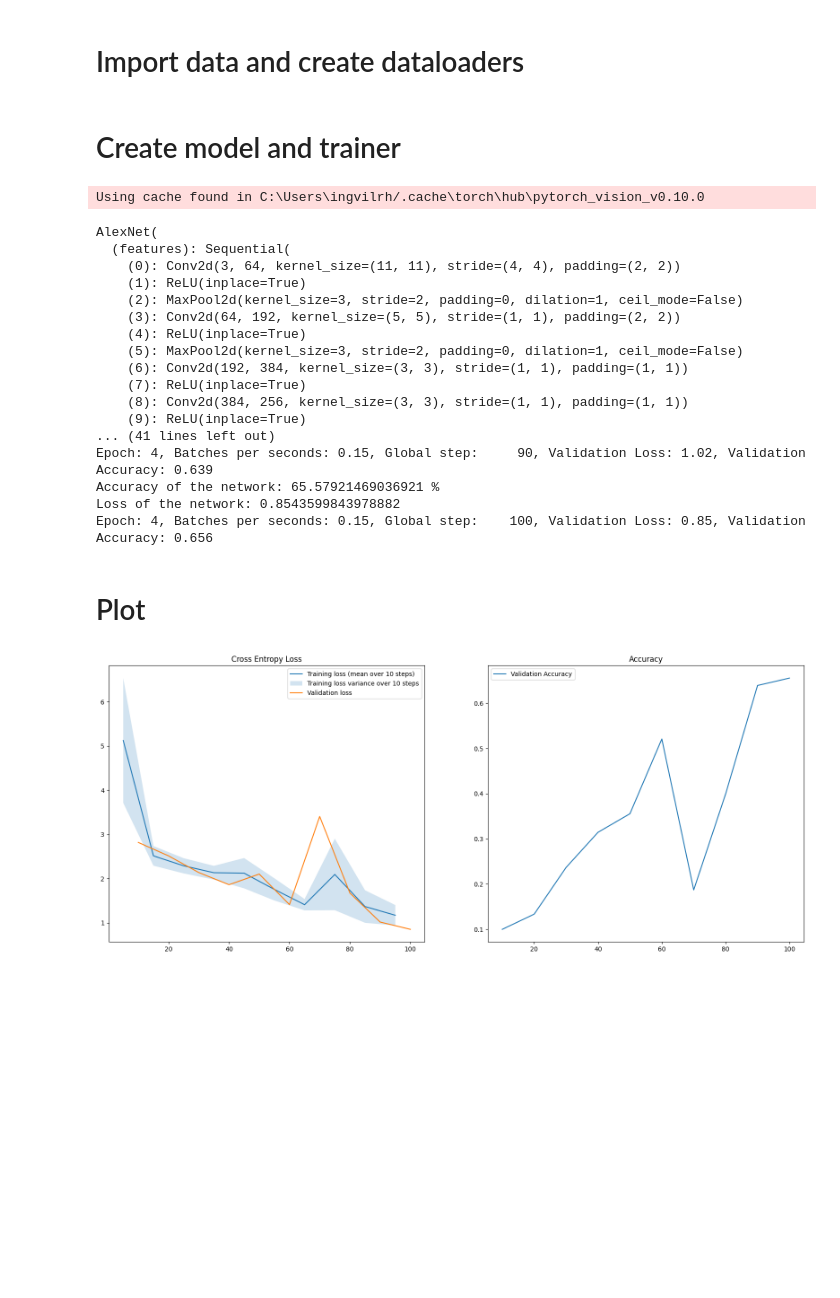
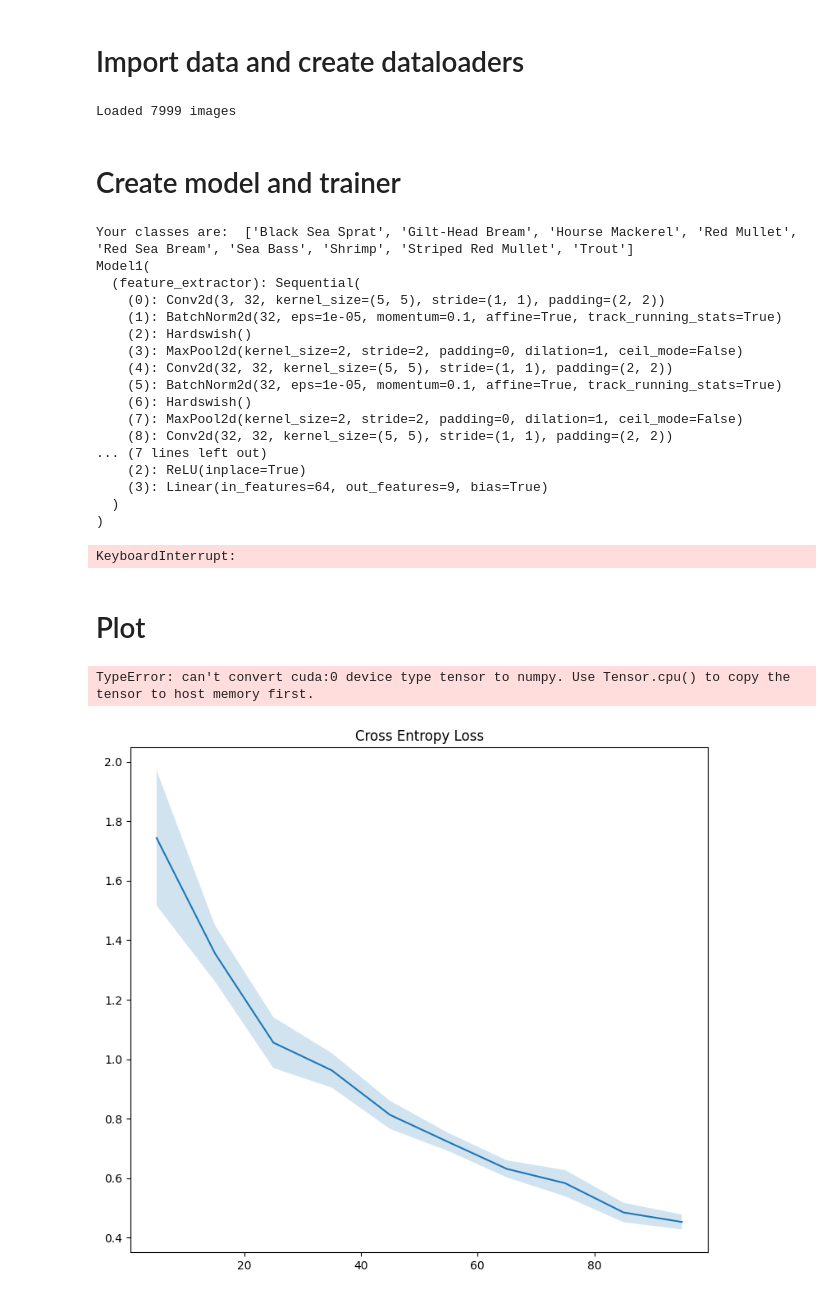
Before and after one commit to ingvildrh/builtOnA3, a Jupyter notebook: main_fish_classifier.ipynb, the cells around one changed output. Cells and saved outputs as stored; diff of their text form; code cells hidden in the pictures; blank space fills up the shorter version.

```diff
--- a/main_fish_classifier.ipynb
+++ b/main_fish_classifier.ipynb
@@ -16,11 +59,15 @@ early_stop_count = 4
 # %% [markdown]
 # Import data and create dataloaders
 # %%
+data = get_data(1, transform)
 dataloaders = create_dataloaders(data, batch_size)
+# %% [output]
+Loaded 7999 images
 # %% [markdown]
 # Create model and trainer
 # %%
-model = torch.hub.load('pytorch/vision:v0.10.0', 'alexnet', pretrained=True)
+num_classes = count_classes(data)
+model = Model1(3, 9) #torch.hub.load('pytorch/vision:v0.10.0', 'alexnet', pretrained=True)
 trainer = Trainer(
     batch_size,
     learning_rate,
@@ -31,23 +78,23 @@ trainer = Trainer(
 )
 trainer.train()
 # %% [output]
-Using cache found in C:\Users\ingvilrh/.cache\torch\hub\pytorch_vision_v0.10.0
+Your classes are:  ['Black Sea Sprat', 'Gilt-Head Bream', 'Hourse Mackerel', 'Red Mullet', 'Red Sea Bream', 'Sea Bass', 'Shrimp', 'Striped Red Mullet', 'Trout']
+Model1(
+  (feature_extractor): Sequential(
+    (0): Conv2d(3, 32, kernel_size=(5, 5), stride=(1, 1), padding=(2, 2))
+    (1): BatchNorm2d(32, eps=1e-05, momentum=0.1, affine=True, track_running_stats=True)
+    (2): Hardswish()
+    (3): MaxPool2d(kernel_size=2, stride=2, padding=0, dilation=1, ceil_mode=False)
+    (4): Conv2d(32, 32, kernel_size=(5, 5), stride=(1, 1), padding=(2, 2))
+    (5): BatchNorm2d(32, eps=1e-05, momentum=0.1, affine=True, track_running_stats=True)
+    (6): Hardswish()
+    (7): MaxPool2d(kernel_size=2, stride=2, padding=0, dilation=1, ceil_mode=False)
+    (8): Conv2d(32, 32, kernel_size=(5, 5), stride=(1, 1), padding=(2, 2))
+... (7 lines left out)
+    (2): ReLU(inplace=True)
+    (3): Linear(in_features=64, out_features=9, bias=True)
+  )
+)
-AlexNet(
-  (features): Sequential(
-    (0): Conv2d(3, 64, kernel_size=(11, 11), stride=(4, 4), padding=(2, 2))
-    (1): ReLU(inplace=True)
-    (2): MaxPool2d(kernel_size=3, stride=2, padding=0, dilation=1, ceil_mode=False)
-    (3): Conv2d(64, 192, kernel_size=(5, 5), stride=(1, 1), padding=(2, 2))
-    (4): ReLU(inplace=True)
-    (5): MaxPool2d(kernel_size=3, stride=2, padding=0, dilation=1, ceil_mode=False)
-    (6): Conv2d(192, 384, kernel_size=(3, 3), stride=(1, 1), padding=(1, 1))
-    (7): ReLU(inplace=True)
-    (8): Conv2d(384, 256, kernel_size=(3, 3), stride=(1, 1), padding=(1, 1))
-    (9): ReLU(inplace=True)
-... (41 lines left out)
-Epoch: 4, Batches per seconds: 0.15, Global step:     90, Validation Loss: 1.02, Validation Accuracy: 0.639
-Accuracy of the network: 65.57921469036921 %
-Loss of the network: 0.8543599843978882
-Epoch: 4, Batches per seconds: 0.15, Global step:    100, Validation Loss: 0.85, Validation Accuracy: 0.656
+KeyboardInterrupt:
 # %% [markdown]
 # Plot
@@ -54,6 +106,7 @@ Epoch: 4, Batches per seconds: 0.15, Global step:    100, Validation Loss: 0.85,
 # %%
-create_plots(trainer, "dumbplot")
+create_plots(trainer, "model1plot.png")
 # %% [output]
+TypeError: can't convert cuda:0 device type tensor to numpy. Use Tensor.cpu() to copy the tensor to host memory first.
-[figure, old version]
+[figure, new version]
 # %%
 checkpoint = trainer.load_best_model()
```
Also changed, not shown: parts of 9 cells of this notebook, 5 other files.
